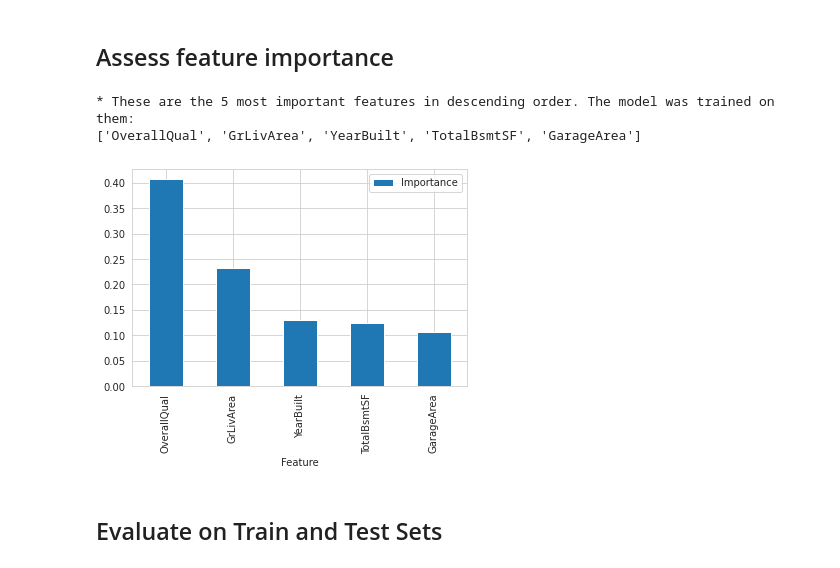
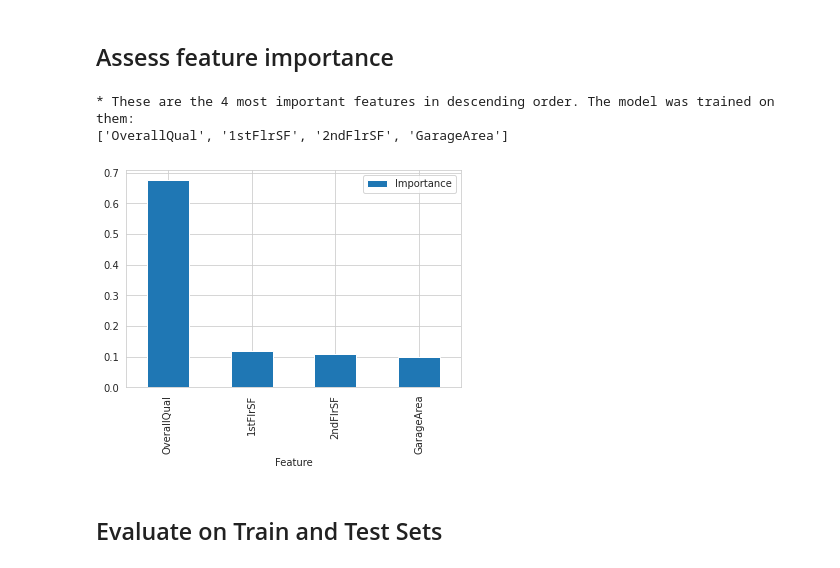
Before and after one commit to Amareteklay/heritage-housing-issues, a Jupyter notebook: jupyter_notebooks/05 - Modeling and Evaluation - Predict House Prices.ipynb, the cells around one changed output. Saved outputs shown, nothing was run; the diff lists cells and outputs as text; code cells hidden in the pictures.

```diff
--- a/jupyter_notebooks/05 - Modeling and Evaluation - Predict House Prices.ipynb
+++ b/jupyter_notebooks/05 - Modeling and Evaluation - Predict House Prices.ipynb
@@ -96,6 +95,13 @@ def PipelineOptimization(model):
 
       ("OrdinalCategoricalEncoder",OrdinalEncoder(encoding_method='arbitrary',
                                                   variables = [ 'BsmtExposure', 'BsmtFinType1', 'GarageFinish', 'KitchenQual'] ) ),
+      ("power",vt.PowerTransformer(variables = ['2ndFlrSF', 'BsmtUnfSF', 'GrLivArea', 'LotFrontage', 'MasVnrArea'])),
+
+      ("yj",vt.YeoJohnsonTransformer(variables = ['GarageArea', 'LotArea', 'OpenPorchSF', 'TotalBsmtSF'])),
+
+      ("Winsoriser_iqr",Winsorizer(capping_method='iqr', fold=1.5, tail='both',
+                                                  variables=['BsmtUnfSF','GarageArea', 'GrLivArea', 'LotArea', 'LotFrontage',
+                                                             'MasVnrArea', 'OpenPorchSF', 'TotalBsmtSF', '1stFlrSF', 'BsmtFinSF1'])),
 
       ("SmartCorrelatedSelection",SmartCorrelatedSelection(variables=None, method="spearman", threshold=0.6,selection_method="variance") ),
 
@@ -263,3 +284,18 @@ params_search = {
+# %%
+models_search = {
+    "GradientBoostingRegressor": GradientBoostingRegressor(random_state=0),
+}
+
+params_search = {
+    "GradientBoostingRegressor":{
+        'model__n_estimators': [100,50,140],
+        'model__learning_rate':[0.1, 0.01, 0.001],
+        'model__max_depth': [3,15, None],
+        'model__min_samples_split': [2,50],
+        'model__min_samples_leaf': [1,50],
+        'model__max_leaf_nodes': [None,50],
+    },
+}
 # %% [markdown]
 Extensive GridSearch CV
 # %%
@@ -336,33 +371,32 @@ Pipeline(steps=[('OrdinalCategoricalEncoder',
 # %%
 import matplotlib.pyplot as plt
 import seaborn as sns
 sns.set_style('whitegrid')
 
-# after data cleaning and feat engine, the feature may space changes
-data_cleaning_feat_eng_steps = 2 # how many data cleaning and feature engineering does your pipeline have?
+data_cleaning_feat_eng_steps = 5 # how many data cleaning and feature engineering does your pipeline have?
 columns_after_data_cleaning_feat_eng = (Pipeline(best_regressor_pipeline.steps[:data_cleaning_feat_eng_steps])
                                         .transform(X_train)
                                         .columns)
 
 best_features = columns_after_data_cleaning_feat_eng[best_regressor_pipeline['feat_selection'].get_support()].to_list()
 
 # create DataFrame to display feature importance
 df_feature_importance = (pd.DataFrame(data={
           'Feature': columns_after_data_cleaning_feat_eng[best_regressor_pipeline['feat_selection'].get_support()],
           'Importance': best_regressor_pipeline['model'].feature_importances_})
   .sort_values(by='Importance', ascending=False)
   )
 
 # Most important features statement and plot
 print(f"* These are the {len(best_features)} most important features in descending order. "
       f"The model was trained on them: \n{df_feature_importance['Feature'].to_list()}")
 
 df_feature_importance.plot(kind='bar',x='Feature',y='Importance')
 plt.show()
 # %% [output]
-* These are the 5 most important features in descending order. The model was trained on them:
-['OverallQual', 'GrLivArea', 'YearBuilt', 'TotalBsmtSF', 'GarageArea']
+* These are the 4 most important features in descending order. The model was trained on them:
+['OverallQual', '1stFlrSF', '2ndFlrSF', 'GarageArea']
-[figure, old version]
+[figure, new version]
 # %% [markdown]
 ## Evaluate on Train and Test Sets
 # %%
```
Also changed, not shown: parts of 39 cells of this notebook, 24 other files.
